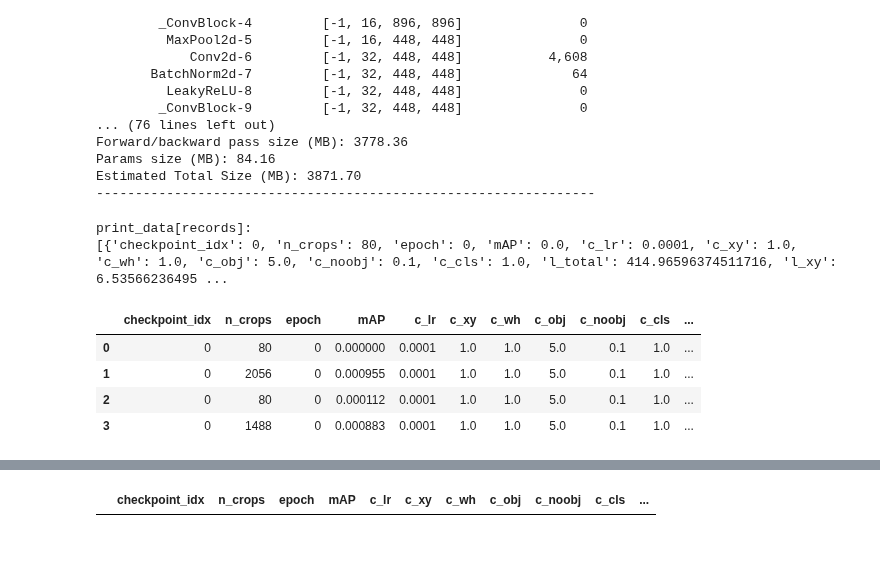
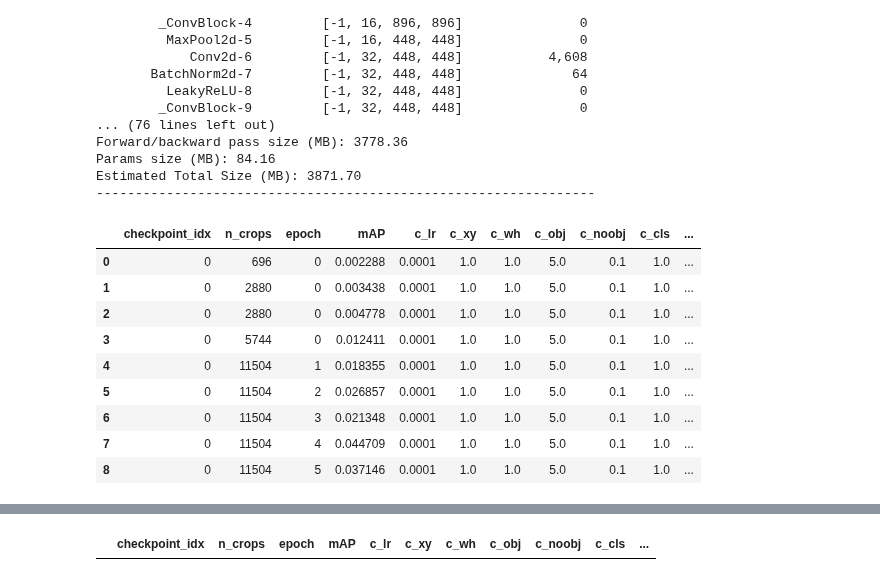
Before and after one commit to fusiongodo/yolo-score, a Jupyter notebook: profiling.ipynb, the cells around one changed output, grey strips where cells are left out. Saved outputs shown, nothing was run; the diff lists cells and outputs as text; code cells hidden in the pictures; blank space fills up the shorter version.

```diff
--- a/profiling.ipynb
+++ b/profiling.ipynb
@@ -177,23 +177,26 @@ Estimated Total Size (MB): 3871.70
 # %%
 import ModelSeries as ms
 import config as c
 from IPython import display
 from importlib import reload
 from IPython.display import display, HTML
 import util
 
 reload(util)
 reload(ms)
 reload(c)
 
-series = ms.ModelSeries(name = "debug_trainer2py", mode = "profiling")
+series = ms.ModelSeries(name = "debug_modelseries_training", mode = "profiling")
 
-display(HTML(series.records.head().to_html()))
+display(HTML(series.records.to_html()))
 # %% [output]
-print_data[records]:
-[{'checkpoint_idx': 0, 'n_crops': 80, 'epoch': 0, 'mAP': 0.0, 'c_lr': 0.0001, 'c_xy': 1.0, 'c_wh': 1.0, 'c_obj': 5.0, 'c_noobj': 0.1, 'c_cls': 1.0, 'l_total': 414.96596374511716, 'l_xy': 6.53566236495 ...
 |  | checkpoint_idx | n_crops | epoch | mAP | c_lr | c_xy | c_wh | c_obj | c_noobj | c_cls | ... |
-| 0 | 0 | 80 | 0 | 0.000000 | 0.0001 | 1.0 | 1.0 | 5.0 | 0.1 | 1.0 | ... |
-| 1 | 0 | 2056 | 0 | 0.000955 | 0.0001 | 1.0 | 1.0 | 5.0 | 0.1 | 1.0 | ... |
-| 2 | 0 | 80 | 0 | 0.000112 | 0.0001 | 1.0 | 1.0 | 5.0 | 0.1 | 1.0 | ... |
-| 3 | 0 | 1488 | 0 | 0.000883 | 0.0001 | 1.0 | 1.0 | 5.0 | 0.1 | 1.0 | ... |
+| 0 | 0 | 696 | 0 | 0.002288 | 0.0001 | 1.0 | 1.0 | 5.0 | 0.1 | 1.0 | ... |
+| 1 | 0 | 2880 | 0 | 0.003438 | 0.0001 | 1.0 | 1.0 | 5.0 | 0.1 | 1.0 | ... |
+| 2 | 0 | 2880 | 0 | 0.004778 | 0.0001 | 1.0 | 1.0 | 5.0 | 0.1 | 1.0 | ... |
+| 3 | 0 | 5744 | 0 | 0.012411 | 0.0001 | 1.0 | 1.0 | 5.0 | 0.1 | 1.0 | ... |
+| 4 | 0 | 11504 | 1 | 0.018355 | 0.0001 | 1.0 | 1.0 | 5.0 | 0.1 | 1.0 | ... |
+| 5 | 0 | 11504 | 2 | 0.026857 | 0.0001 | 1.0 | 1.0 | 5.0 | 0.1 | 1.0 | ... |
+| 6 | 0 | 11504 | 3 | 0.021348 | 0.0001 | 1.0 | 1.0 | 5.0 | 0.1 | 1.0 | ... |
+| 7 | 0 | 11504 | 4 | 0.044709 | 0.0001 | 1.0 | 1.0 | 5.0 | 0.1 | 1.0 | ... |
+| 8 | 0 | 11504 | 5 | 0.037146 | 0.0001 | 1.0 | 1.0 | 5.0 | 0.1 | 1.0 | ... |
```
Also changed, not shown: parts of 1 cell of this notebook, 8 other files.
